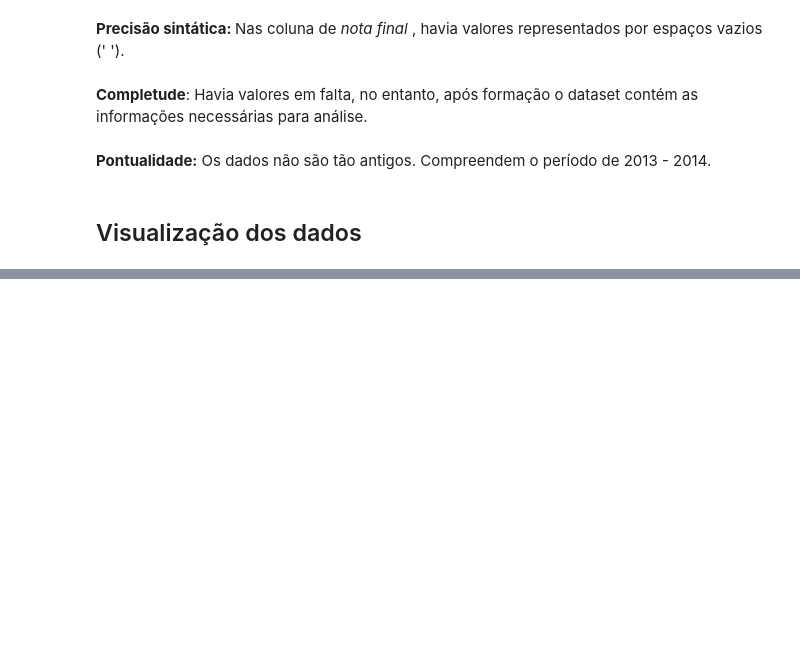
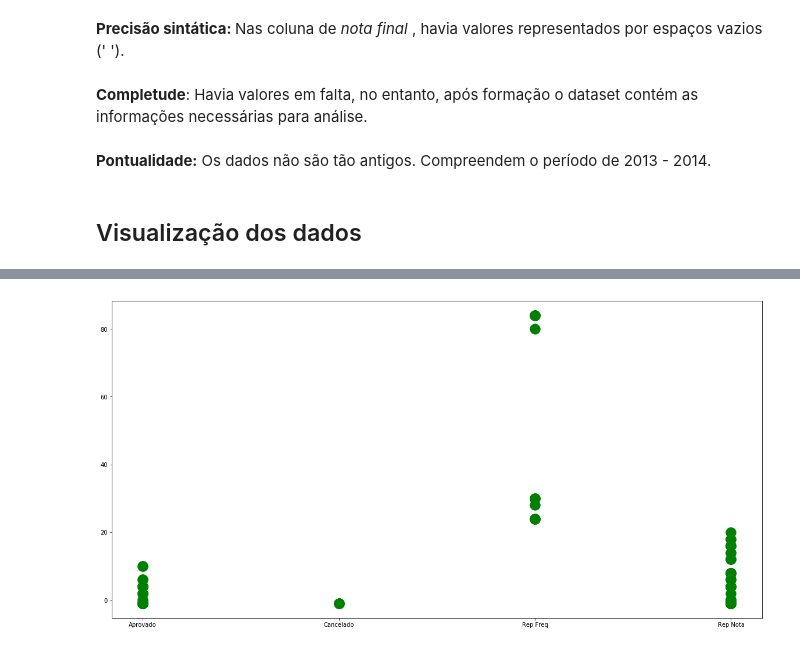
Before and after one commit to julianyraiol/analise-dados-ciclo-basico-uea, a Jupyter notebook: develop/analysis.ipynb, the cells around one changed output, grey strips where cells are left out. Saved outputs shown, nothing was run; the diff lists cells and outputs as text; code cells hidden in the pictures; blank space fills up the shorter version.

```diff
--- a/develop/analysis.ipynb
+++ b/develop/analysis.ipynb
@@ -91,0 +134,8 @@ Length: 147, dtype: int64
+# %%
+query = dataframe.query("(ano_ingresso == 2013) & (municipio_nascimento != 'Manaus') & (serie == 1) & (tipo_ingresso=='SAES') & nome_disciplina == 'Cálculo I'")
+# %%
+plt.figure(figsize=(20,10))
+plt.scatter(query['situacao_hist'], query['faltas'], marker="o", color='green', s=300)
+plt.show()
+# %% [output]
+[figure, added]
```
Also changed, not shown: parts of 29 cells of this notebook, 3 other files.
